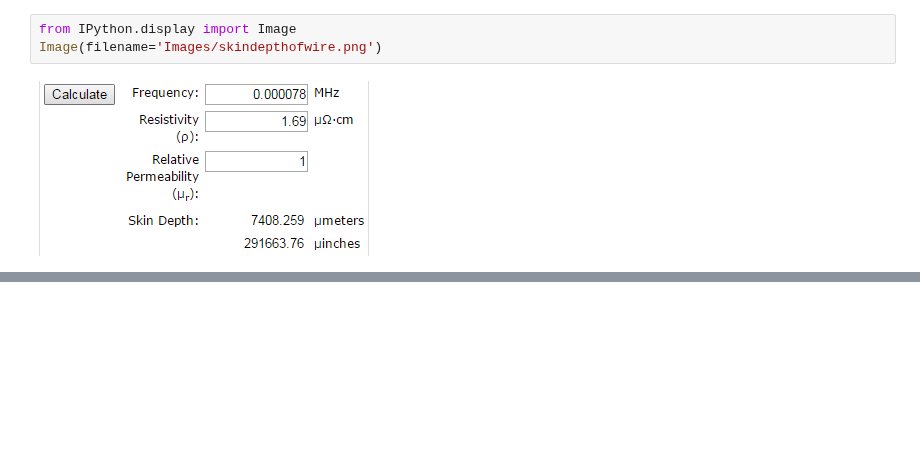
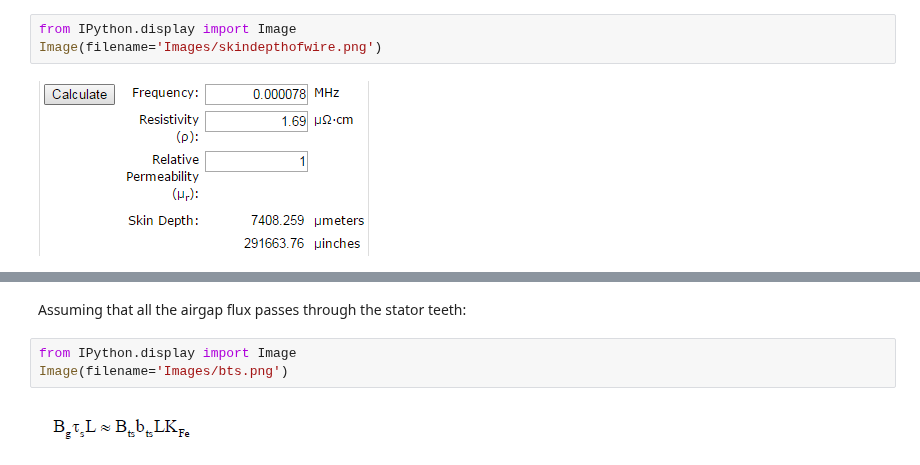
Before and after one commit to odtu/EE564, a Jupyter notebook: TRAIN/Doga/Design of a Train Traction Motor.ipynb, the cells around one changed output, grey strips where cells are left out. Drawn from its saved outputs; the diff is of its cells as text; blank space fills up the shorter version.

```diff
--- a/TRAIN/Doga/Design of a Train Traction Motor.ipynb
+++ b/TRAIN/Doga/Design of a Train Traction Motor.ipynb
@@ -345,0 +366,7 @@ Image(filename='Images/slotcrosssection.png')
+# %% [markdown]
+Assuming that all the airgap flux passes through the stator teeth:
+# %%
+from IPython.display import Image
+Image(filename='Images/bts.png')
+# %% [output]
+[figure, added]
```
Also changed, not shown: parts of 39 cells of this notebook, 12 other files.
